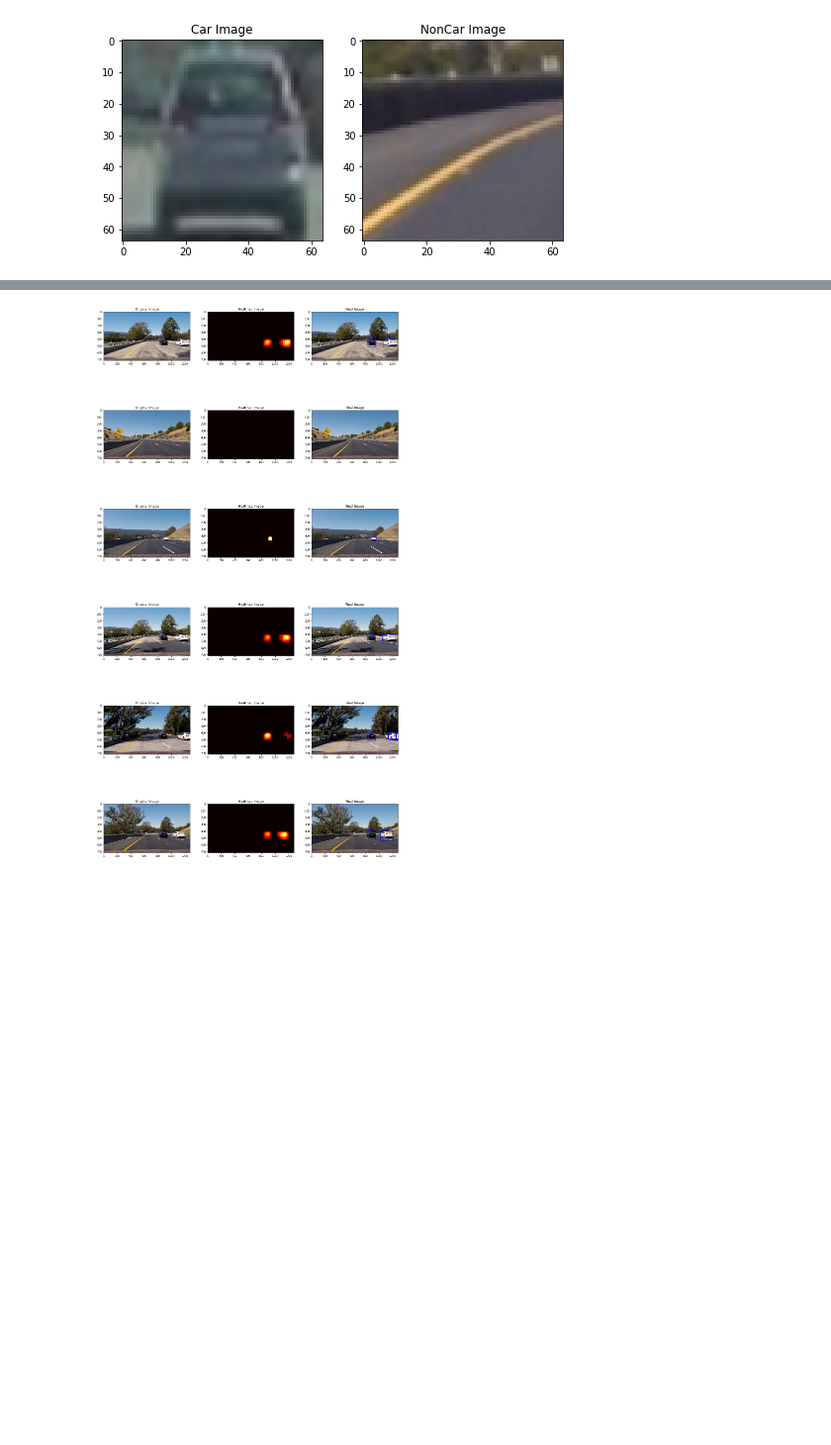
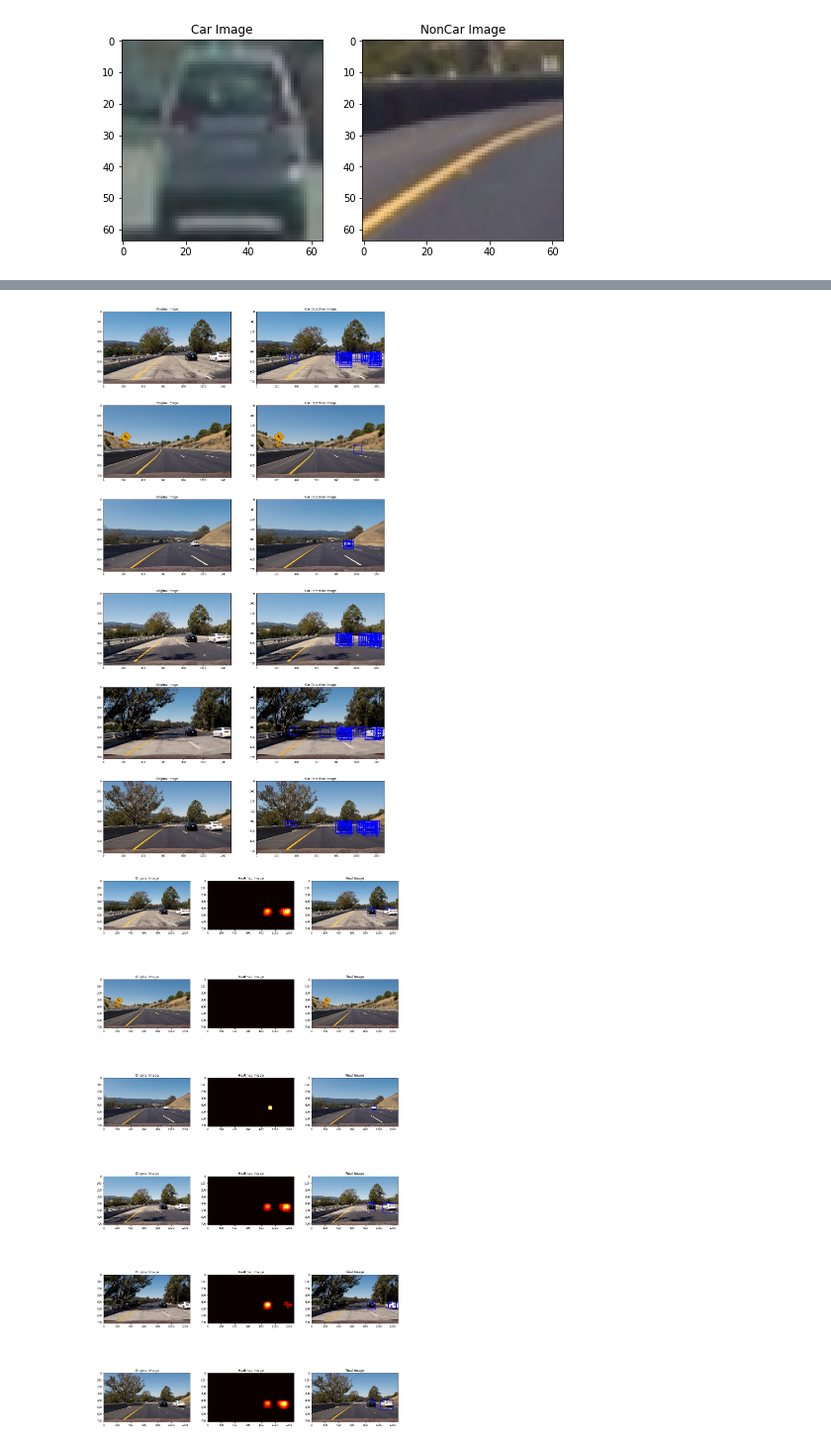
Before and after one commit to Van-Vu/car-vehicle-detection, a Jupyter notebook: vehicle-detection.ipynb, the cells around one changed output, grey strips where cells are left out. Shown at 99% size. Cells and saved outputs as stored; diff of their text form; code cells hidden in the pictures; blank space fills up the shorter version.

```diff
--- a/vehicle-detection.ipynb
+++ b/vehicle-detection.ipynb
@@ -413 +526,34 @@ total windows: 169
+# %%
+# RUN THE PIPELINE THROUGH TEST_IMAGES
+
+test_images= glob.glob("./test_images/*.jpg")
+f, axes= plt.subplots(len(test_images),2, figsize=(20,40))
+
+for index,image in enumerate(test_images):
+    image = mpimg.imread(image)
+    draw_image = np.copy(image)
+
+    image = image.astype(np.float32)/255
+
+    scales = [[0.8, 400, 500], [1, 400, 500], [1.25, 400, 600], [1.5, 400, 600], [1.8, 400, 600], [2, 400, 660]]
+    hot_windows = []
+
+    for scale in scales:
+        bboxes = detect_cars(image, scale[1], scale[2], 250, 1280, scale[0], X_scaler = X_scaler, svc = classifier, color_space=color_space,
+                        spatial_size=spatial_size, hist_bins=hist_bins,
+                        orient=orient, pix_per_cell=pix_per_cell,
+                        cell_per_block=cell_per_block,
+                        hog_channel=hog_channel)
+        if len(bboxes) > 0:
+            for box in bboxes:
+                hot_windows.append(box)
+
+    window_img = draw_boxes(draw_image, hot_windows, thick=3)
+
+    axes[index,0].imshow(image)
+    axes[index,0].set_title("Original Image")
+    axes[index,1].imshow(window_img)
+    axes[index,1].set_title("Car Detection Image")
+# %% [output]
+[figure, added]
 # %%
```
Also changed, not shown: parts of 28 cells of this notebook, 20 other files.
